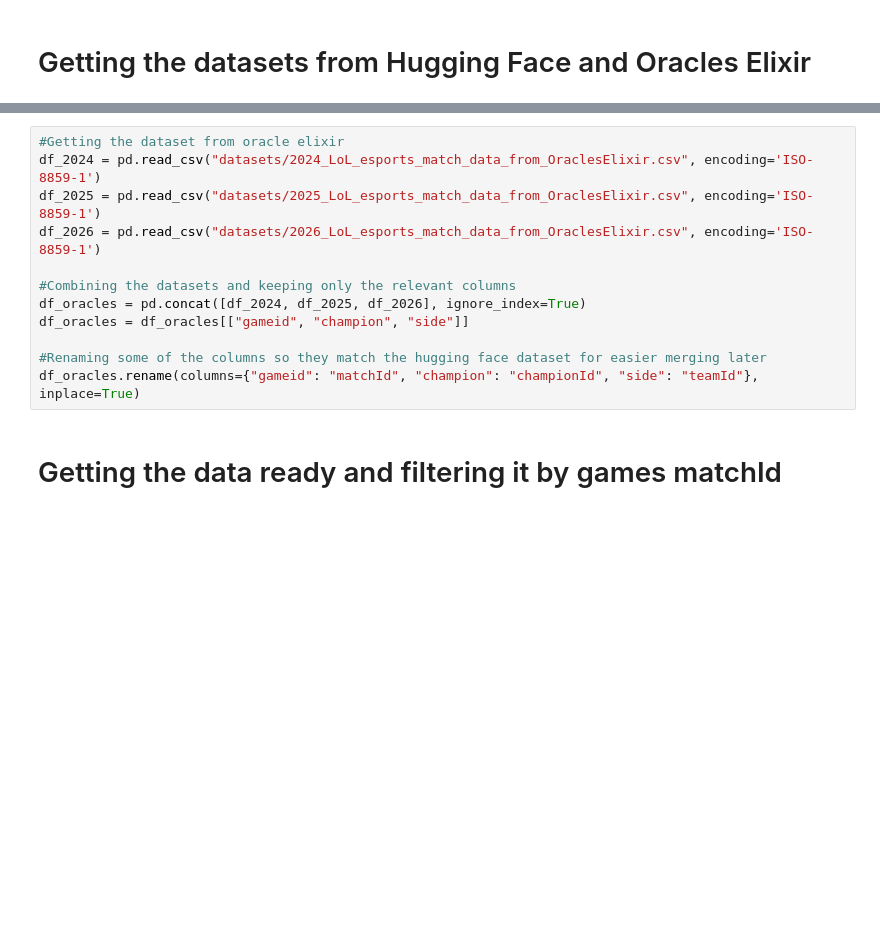
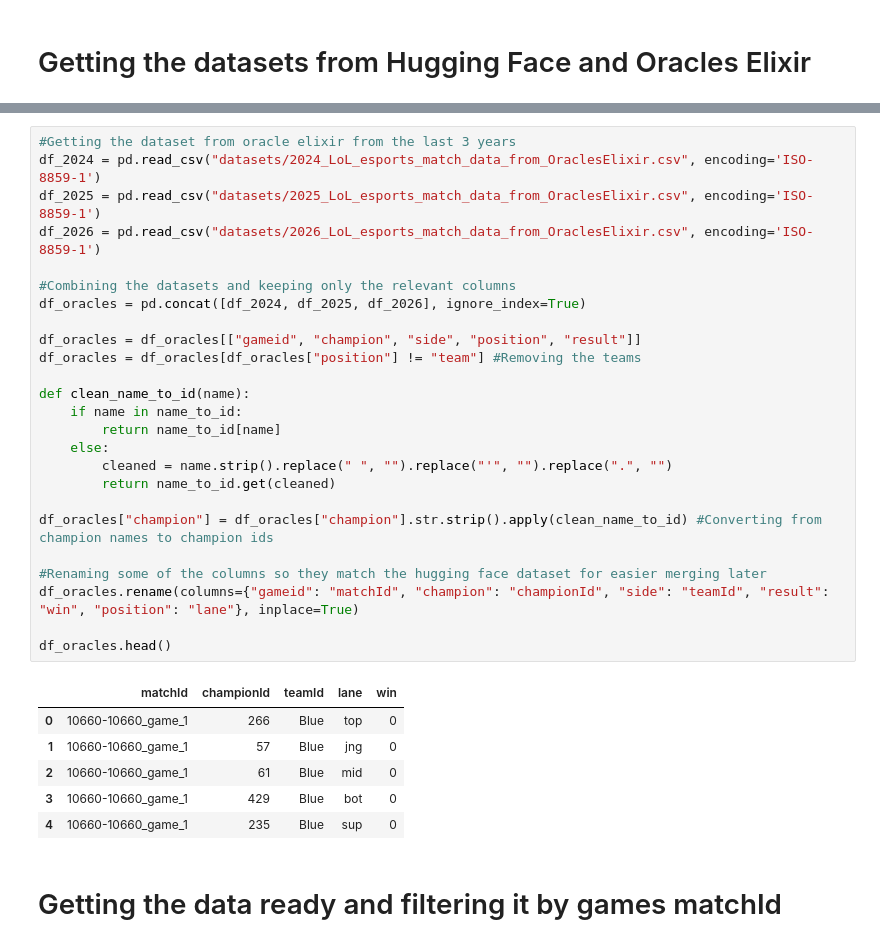
Before and after one commit to JonathanP341/draft_predictor, a Jupyter notebook: embeddings.ipynb, the cells around one changed output, grey strips where cells are left out. Drawn from its saved outputs; the diff is of its cells as text; blank space fills up the shorter version.

```diff
--- a/embeddings.ipynb
+++ b/embeddings.ipynb
@@ -54,15 +103,35 @@ df_hugging = df[["matchId", "championId", "teamId", "win", "lane", "pickTurn"]]
 # %%
-#Getting the dataset from oracle elixir
+#Getting the dataset from oracle elixir from the last 3 years
 df_2024 = pd.read_csv("datasets/2024_LoL_esports_match_data_from_OraclesElixir.csv", encoding='ISO-8859-1')
 df_2025 = pd.read_csv("datasets/2025_LoL_esports_match_data_from_OraclesElixir.csv", encoding='ISO-8859-1')
 df_2026 = pd.read_csv("datasets/2026_LoL_esports_match_data_from_OraclesElixir.csv", encoding='ISO-8859-1')
 
 #Combining the datasets and keeping only the relevant columns
 df_oracles = pd.concat([df_2024, df_2025, df_2026], ignore_index=True)
-df_oracles = df_oracles[["gameid", "champion", "side"]]
+
+df_oracles = df_oracles[["gameid", "champion", "side", "position", "result"]]
+df_oracles = df_oracles[df_oracles["position"] != "team"] #Removing the teams
+
+def clean_name_to_id(name):
+    if name in name_to_id:
+        return name_to_id[name]
+    else:
+        cleaned = name.strip().replace(" ", "").replace("'", "").replace(".", "")
+        return name_to_id.get(cleaned)
+
+df_oracles["champion"] = df_oracles["champion"].str.strip().apply(clean_name_to_id) #Converting from champion names to champion ids
 
 #Renaming some of the columns so they match the hugging face dataset for easier merging later
-df_oracles.rename(columns={"gameid": "matchId", "champion": "championId", "side": "teamId"}, inplace=True)
+df_oracles.rename(columns={"gameid": "matchId", "champion": "championId", "side": "teamId", "result": "win", "position": "lane"}, inplace=True)
+
+df_oracles.head()
+# %% [output]
+|  | matchId | championId | teamId | lane | win |
+| 0 | 10660-10660_game_1 | 266 | Blue | top | 0 |
+| 1 | 10660-10660_game_1 | 57 | Blue | jng | 0 |
+| 2 | 10660-10660_game_1 | 61 | Blue | mid | 0 |
+| 3 | 10660-10660_game_1 | 429 | Blue | bot | 0 |
+| 4 | 10660-10660_game_1 | 235 | Blue | sup | 0 |
 # %% [markdown]
 # Getting the data ready and filtering it by games matchId
 # %%
```
Also changed, not shown: parts of 14 cells of this notebook, 1 other file.
